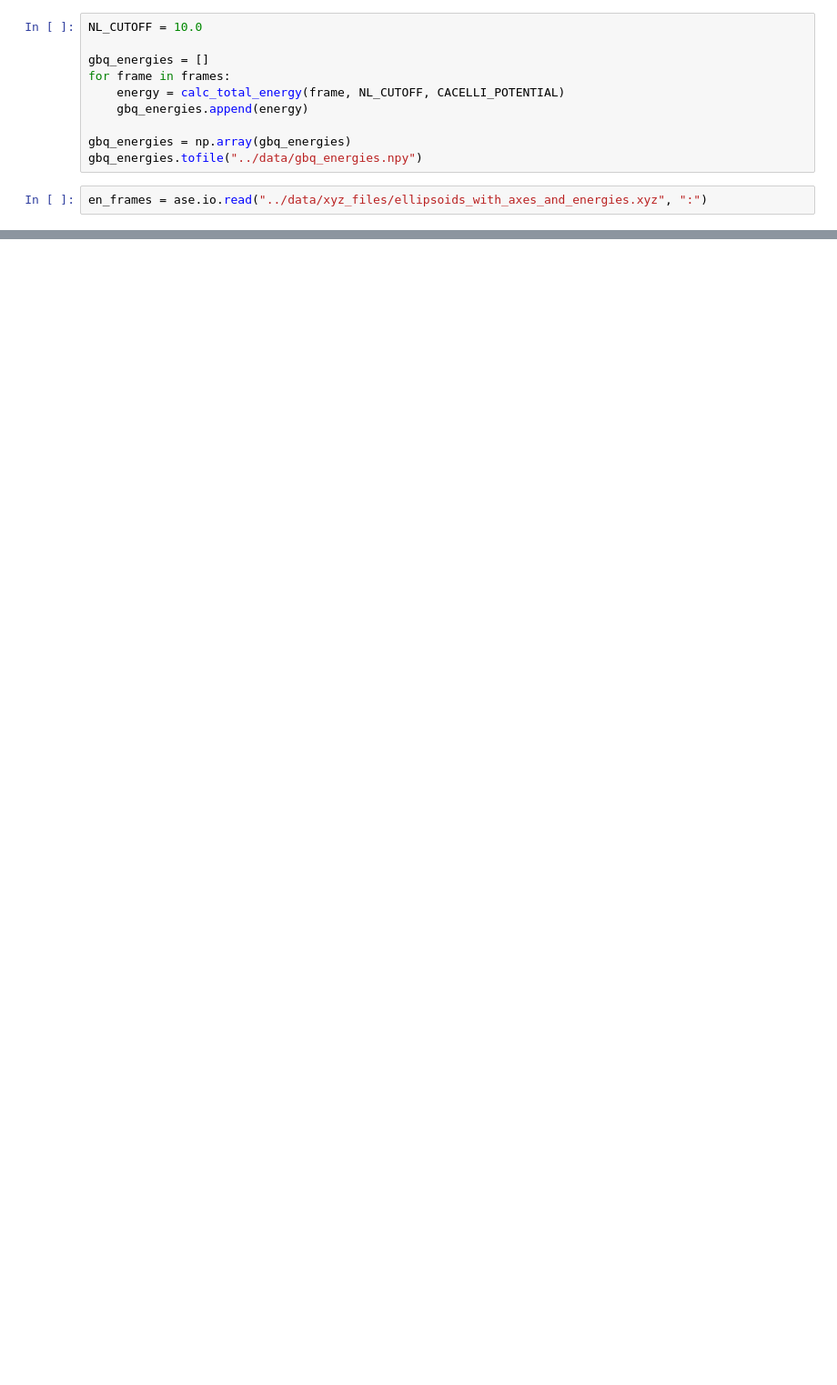
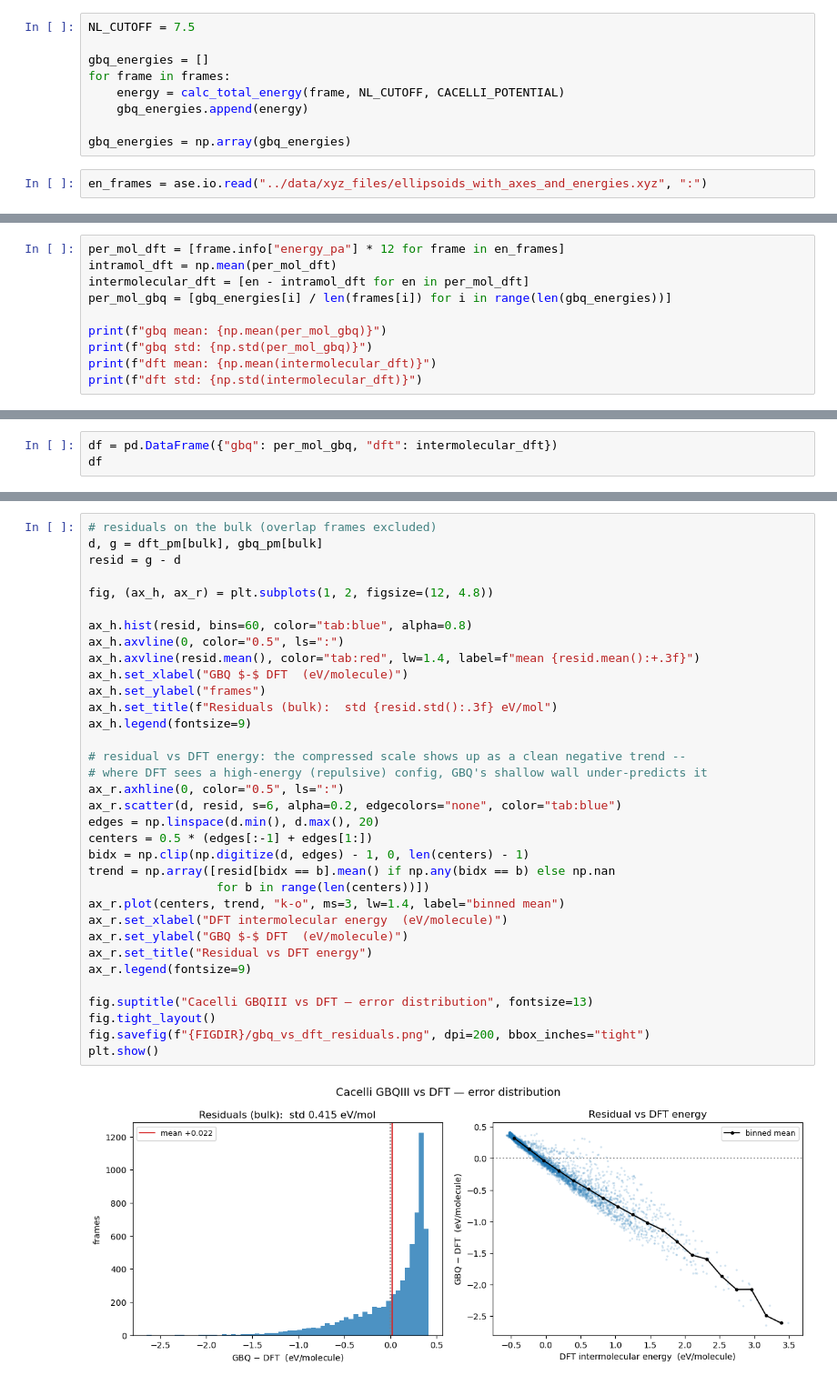
Before and after one commit to ortengren/as_mc, a Jupyter notebook: notebooks/cacelli_vs_dft.ipynb, the cells around one changed output, grey strips where cells are left out. Shown at 91% size. Cells and saved outputs as stored; diff of their text form; blank space fills up the shorter version.

```diff
--- a/notebooks/cacelli_vs_dft.ipynb
+++ b/notebooks/cacelli_vs_dft.ipynb
@@ -7,7 +8,7 @@ import pandas as pd
 # %%
 frames = ase.io.read("../data/xyz_files/duped_ellipsoids_with_axes.xyz", index=":")
 # %%
-NL_CUTOFF = 10.0
+NL_CUTOFF = 7.5
 
 gbq_energies = []
 for frame in frames:
@@ -15,7 +16,6 @@ for frame in frames:
     gbq_energies.append(energy)
 
 gbq_energies = np.array(gbq_energies)
-gbq_energies.tofile("../data/gbq_energies.npy")
 # %%
 en_frames = ase.io.read("../data/xyz_files/ellipsoids_with_axes_and_energies.xyz", ":")
 # %%
@@ -42,0 +43,10 @@ for i, frame in enumerate(en_frames):
+# %%
+per_mol_dft = [frame.info["energy_pa"] * 12 for frame in en_frames]
+intramol_dft = np.mean(per_mol_dft)
+intermolecular_dft = [en - intramol_dft for en in per_mol_dft]
+per_mol_gbq = [gbq_energies[i] / len(frames[i]) for i in range(len(gbq_energies))]
+
+print(f"gbq mean: {np.mean(per_mol_gbq)}")
+print(f"gbq std: {np.std(per_mol_gbq)}")
+print(f"dft mean: {np.mean(intermolecular_dft)}")
+print(f"dft std: {np.std(intermolecular_dft)}")
@@ -42,0 +58,3 @@ for i, frame in enumerate(en_frames):
+# %%
+df = pd.DataFrame({"gbq": per_mol_gbq, "dft": intermolecular_dft})
+df
@@ -42,0 +166,36 @@ for i, frame in enumerate(en_frames):
+# %%
+# residuals on the bulk (overlap frames excluded)
+d, g = dft_pm[bulk], gbq_pm[bulk]
+resid = g - d
+
+fig, (ax_h, ax_r) = plt.subplots(1, 2, figsize=(12, 4.8))
+
+ax_h.hist(resid, bins=60, color="tab:blue", alpha=0.8)
+ax_h.axvline(0, color="0.5", ls=":")
+ax_h.axvline(resid.mean(), color="tab:red", lw=1.4, label=f"mean {resid.mean():+.3f}")
+ax_h.set_xlabel("GBQ $-$ DFT  (eV/molecule)")
+ax_h.set_ylabel("frames")
+ax_h.set_title(f"Residuals (bulk):  std {resid.std():.3f} eV/mol")
+ax_h.legend(fontsize=9)
+
+# residual vs DFT energy: the compressed scale shows up as a clean negative trend --
+# where DFT sees a high-energy (repulsive) config, GBQ's shallow wall under-predicts it
+ax_r.axhline(0, color="0.5", ls=":")
+ax_r.scatter(d, resid, s=6, alpha=0.2, edgecolors="none", color="tab:blue")
+edges = np.linspace(d.min(), d.max(), 20)
+centers = 0.5 * (edges[:-1] + edges[1:])
+bidx = np.clip(np.digitize(d, edges) - 1, 0, len(centers) - 1)
+trend = np.array([resid[bidx == b].mean() if np.any(bidx == b) else np.nan
+                  for b in range(len(centers))])
+ax_r.plot(centers, trend, "k-o", ms=3, lw=1.4, label="binned mean")
+ax_r.set_xlabel("DFT intermolecular energy  (eV/molecule)")
+ax_r.set_ylabel("GBQ $-$ DFT  (eV/molecule)")
+ax_r.set_title("Residual vs DFT energy")
+ax_r.legend(fontsize=9)
+
+fig.suptitle("Cacelli GBQIII vs DFT — error distribution", fontsize=13)
+fig.tight_layout()
+fig.savefig(f"{FIGDIR}/gbq_vs_dft_residuals.png", dpi=200, bbox_inches="tight")
+plt.show()
+# %% [output]
+[figure, added]
```
Also changed, not shown: parts of 7 cells of this notebook, 20 other files.
